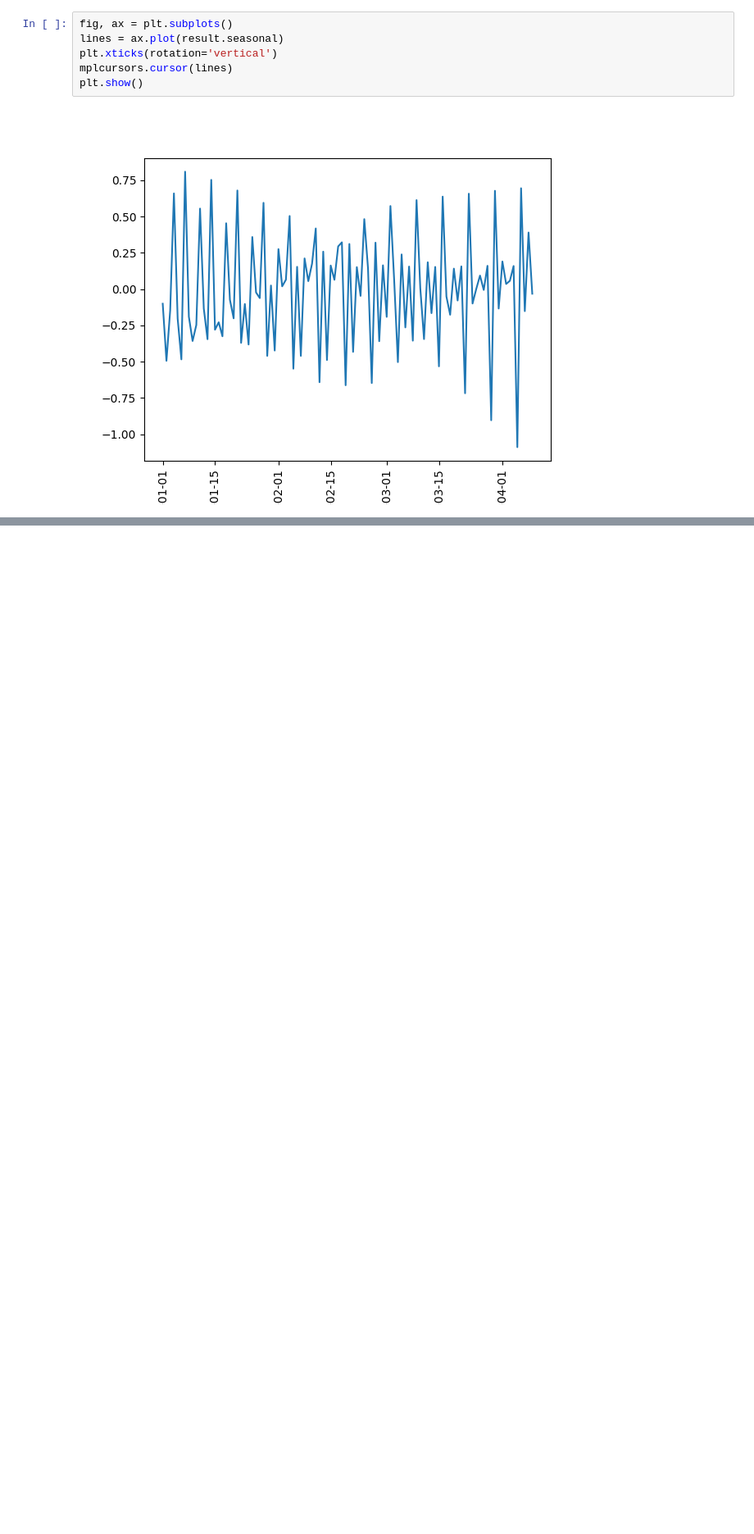
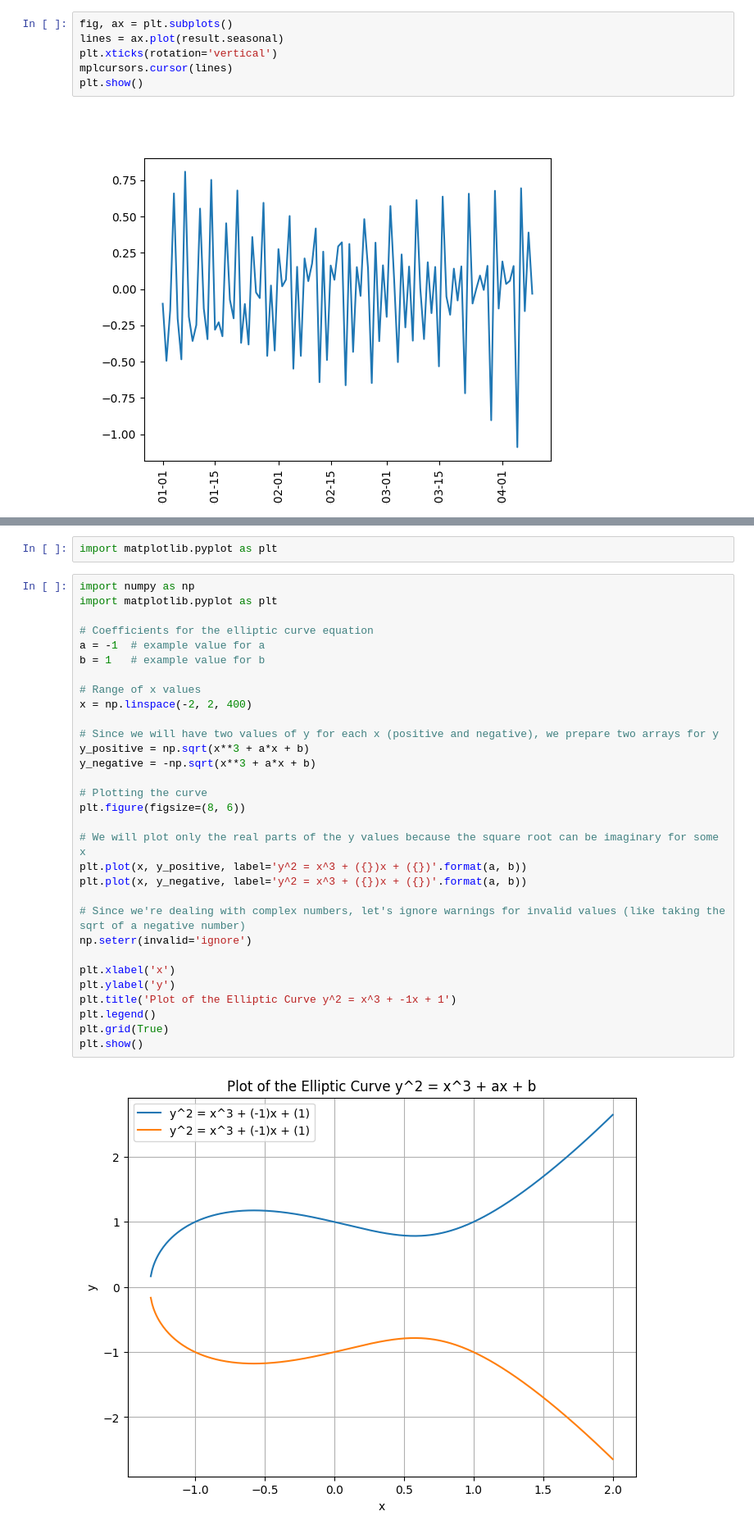
Before and after one commit to turbulent0/leetcode_problems, a Jupyter notebook: test.ipynb, the cells around one changed output, grey strips where cells are left out. Shown at 82% size. Saved outputs shown, nothing was run; the diff lists cells and outputs as text; blank space fills up the shorter version.

```diff
--- a/test.ipynb
+++ b/test.ipynb
@@ -183,0 +185,35 @@ plt.show()
+# %%
+import matplotlib.pyplot as plt
+# %%
+import numpy as np
+import matplotlib.pyplot as plt
+
+# Coefficients for the elliptic curve equation
+a = -1  # example value for a
+b = 1   # example value for b
+
+# Range of x values
+x = np.linspace(-2, 2, 400)
+
+# Since we will have two values of y for each x (positive and negative), we prepare two arrays for y
+y_positive = np.sqrt(x**3 + a*x + b)
+y_negative = -np.sqrt(x**3 + a*x + b)
+
+# Plotting the curve
+plt.figure(figsize=(8, 6))
+
+# We will plot only the real parts of the y values because the square root can be imaginary for some x
+plt.plot(x, y_positive, label='y^2 = x^3 + ({})x + ({})'.format(a, b))
+plt.plot(x, y_negative, label='y^2 = x^3 + ({})x + ({})'.format(a, b))
+
+# Since we're dealing with complex numbers, let's ignore warnings for invalid values (like taking the sqrt of a negative number)
+np.seterr(invalid='ignore')
+
+plt.xlabel('x')
+plt.ylabel('y')
+plt.title('Plot of the Elliptic Curve y^2 = x^3 + -1x + 1')
+plt.legend()
+plt.grid(True)
+plt.show()
+# %% [output]
+[figure, added]
```
Also changed, not shown: parts of 4 cells of this notebook, 38 other files.
